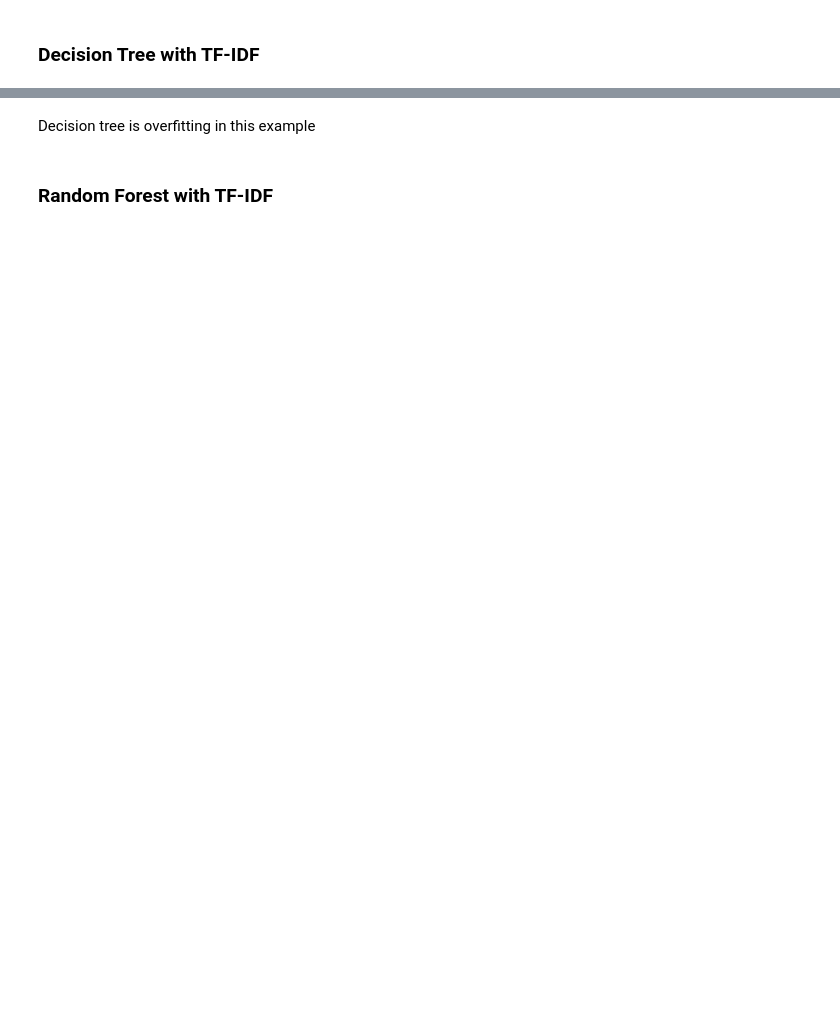
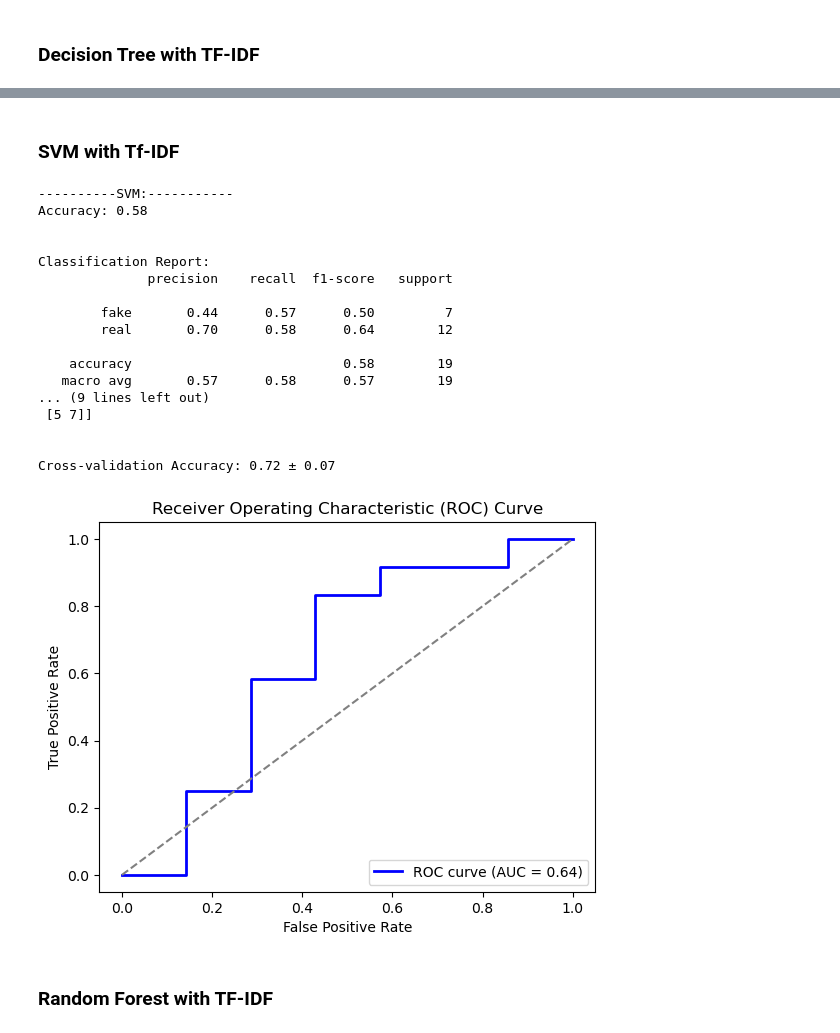
Before and after one commit to bdk-333/Fake-or-LLM-generated-summary, a Jupyter notebook: notebooks/Modeling.ipynb, the cells around one changed output, grey strips where cells are left out. Cells and saved outputs as stored; diff of their text form; code cells hidden in the pictures; blank space fills up the shorter version.

```diff
--- a/notebooks/Modeling.ipynb
+++ b/notebooks/Modeling.ipynb
@@ -161,5 +165,28 @@ Cross-validation Accuracy: 0.63 ± 0.12
-# %% [markdown]
-Decision tree is overfitting in this example
+# %% [markdown]
+### SVM with Tf-IDF
+# %%
+from sklearn.svm import SVC
+
+svm, svm_preds, svm_proba = train_eval_classifier(SVC(probability=True), "SVM", X_train, y_train, X_val, y_val)
+# %% [output]
+----------SVM:-----------
+Accuracy: 0.58
+
+
+Classification Report:
+              precision    recall  f1-score   support
+
+        fake       0.44      0.57      0.50         7
+        real       0.70      0.58      0.64        12
+
+    accuracy                           0.58        19
+   macro avg       0.57      0.58      0.57        19
+... (9 lines left out)
+ [5 7]]
+
+
+Cross-validation Accuracy: 0.72 ± 0.07
+[figure, added]
 # %% [markdown]
 ### Random Forest with TF-IDF
 # %%
```
Also changed, not shown: parts of 22 cells of this notebook, 6 other files.
